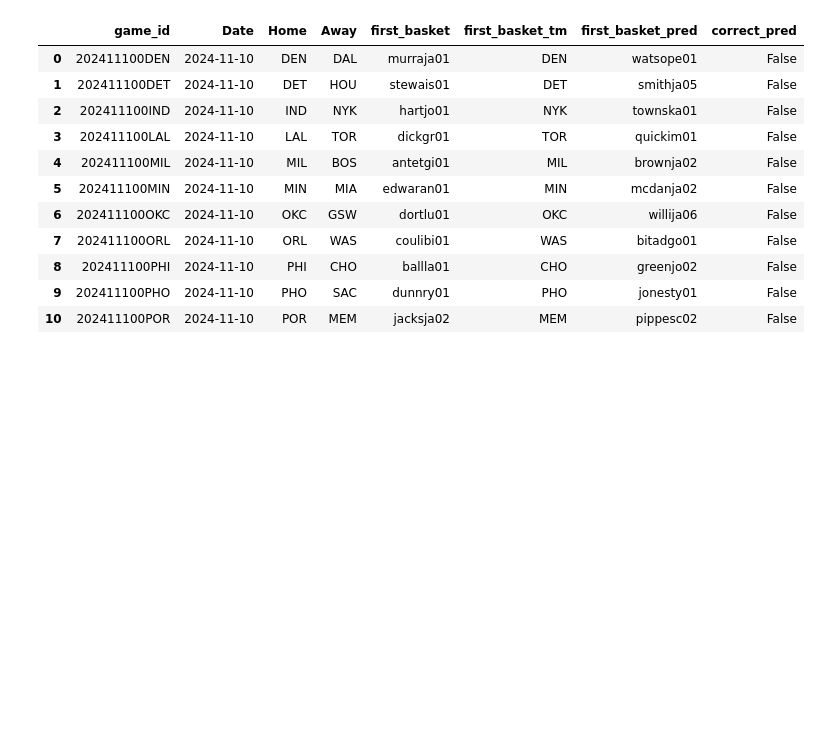
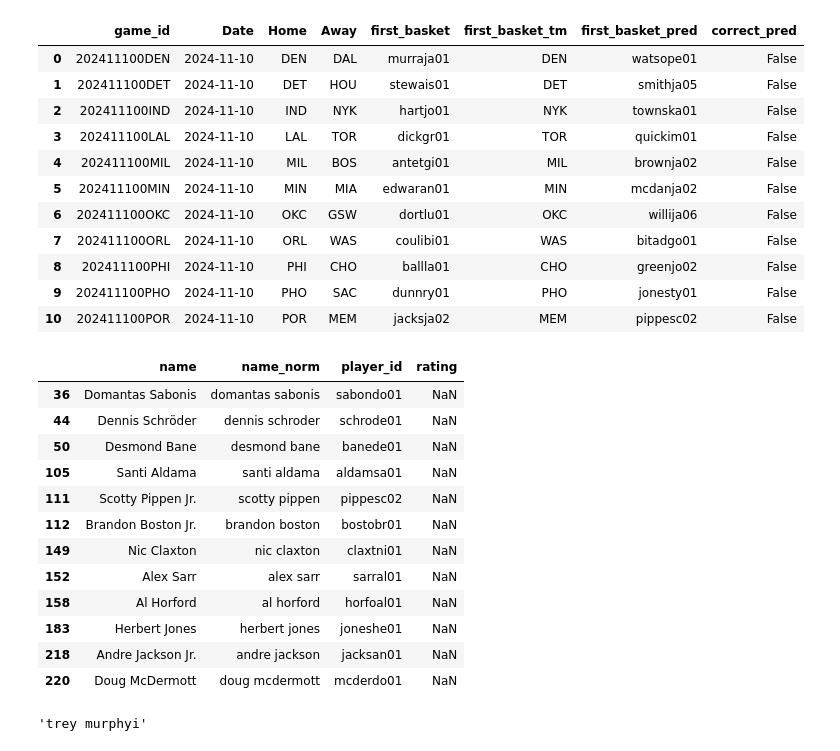
Before and after one commit to martinbog19/LeFirstBasket, a Jupyter notebook: daily.ipynb, the cells around one changed output. Saved outputs shown, nothing was run; the diff lists cells and outputs as text; code cells hidden in the pictures; blank space fills up the shorter version.

```diff
--- a/daily.ipynb
+++ b/daily.ipynb
@@ -66,0 +72,21 @@ Accuracy: 0.0%  [0/11]
+# %%
+def normalize_name(x) :
+
+    for suffix in [' Jr.', ' Sr.', ' III', ' II', ' IV', ' Jr', ' Sr'] :
+        x = x.replace(suffix, '')
+    x = x.translate(str.maketrans('', '', string.punctuation))
+    x = unidecode(x).lower()
+
+    return x
+# %%
+def get_ratings(year) :
+    url = f'https://hoopshype.com/nba2k/{year-1}-{year}/'
+    page = requests.get(url)
+    soup = BeautifulSoup(page.content, 'html')
+    table = soup.find('table')
+    ratings = pd.read_html(str(table))[0]
+    ratings.columns = ['drop', 'name', 'rating']
+    ratings = ratings.drop(columns = 'drop')
+    ratings['name_norm'] = ratings['name'].apply(normalize_name)
+    ratings = ratings[['name_norm', 'rating']]
+    return ratings
@@ -66,0 +116,2 @@ Accuracy: 0.0%  [0/11]
+# %%
+merged = pd.merge(players, ratings, on = 'name_norm', how = 'left')
@@ -66,0 +124,20 @@ Accuracy: 0.0%  [0/11]
+# %%
+merged[merged['rating'].isna()]
+# %% [output]
+|  | name | name_norm | player_id | rating |
+| 36 | Domantas Sabonis | domantas sabonis | sabondo01 | NaN |
+| 44 | Dennis Schröder | dennis schroder | schrode01 | NaN |
+| 50 | Desmond Bane | desmond bane | banede01 | NaN |
+| 105 | Santi Aldama | santi aldama | aldamsa01 | NaN |
+| 111 | Scotty Pippen Jr. | scotty pippen | pippesc02 | NaN |
+| 112 | Brandon Boston Jr. | brandon boston | bostobr01 | NaN |
+| 149 | Nic Claxton | nic claxton | claxtni01 | NaN |
+| 152 | Alex Sarr | alex sarr | sarral01 | NaN |
+| 158 | Al Horford | al horford | horfoal01 | NaN |
+| 183 | Herbert Jones | herbert jones | joneshe01 | NaN |
+| 218 | Andre Jackson Jr. | andre jackson | jacksan01 | NaN |
+| 220 | Doug McDermott | doug mcdermott | mcderdo01 | NaN |
+# %%
+normalize_name('Trey Murphy III')
+# %% [output]
+'trey murphyi'
```
Also changed, not shown: parts of 15 cells of this notebook, 9 other files.
